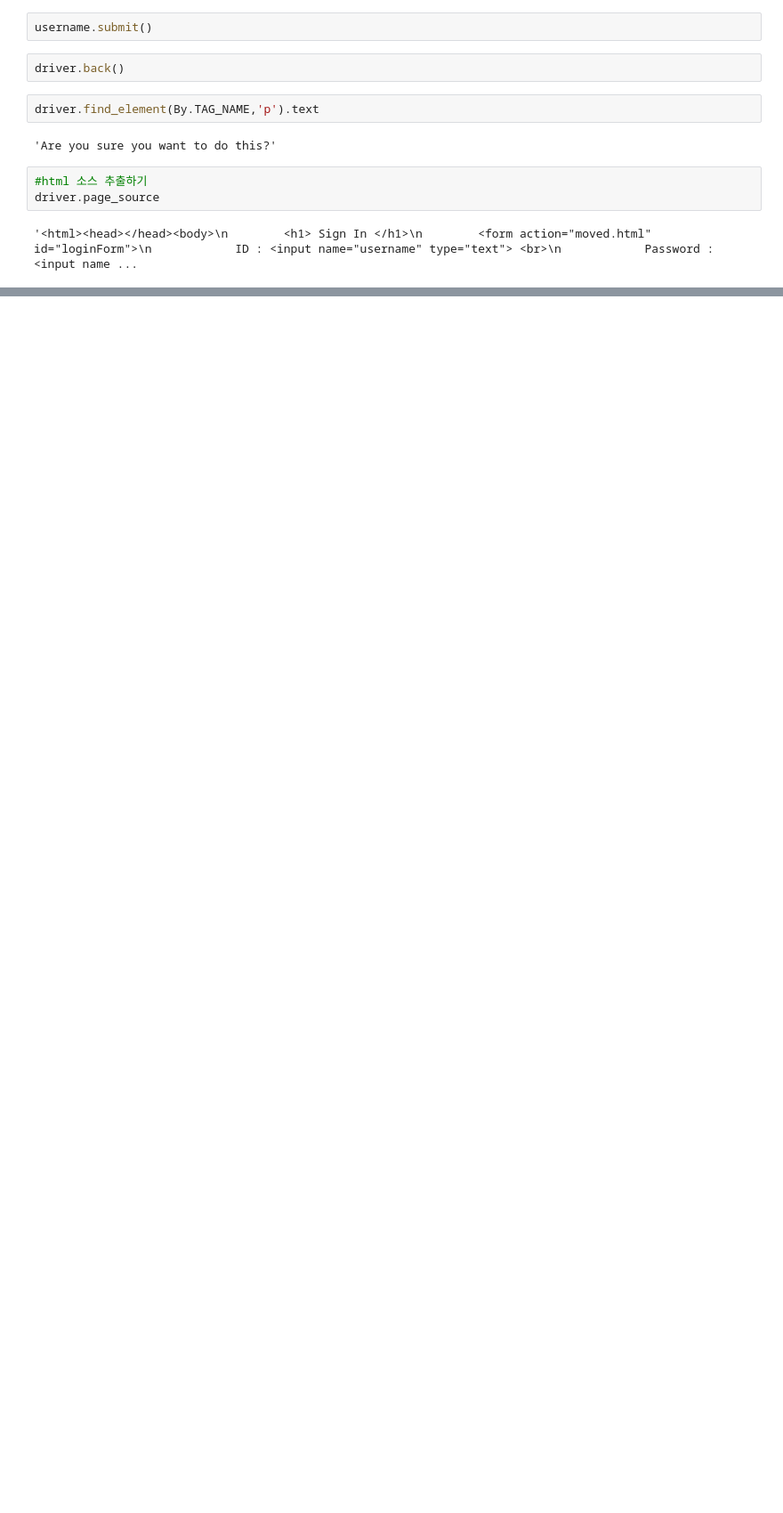
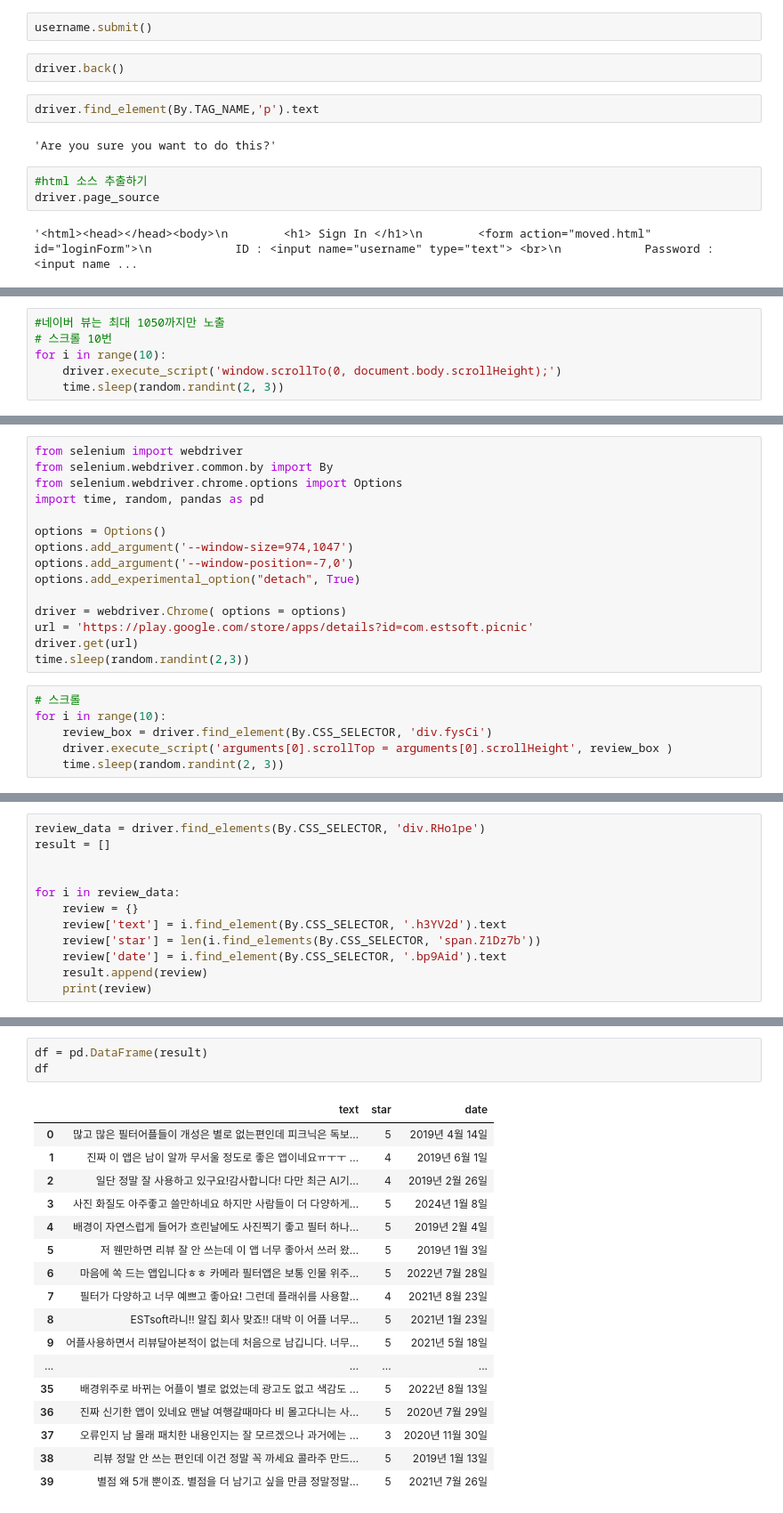
Before and after one commit to Salyeon/wassup3, a Jupyter notebook: 02_Python_Collection/04_Selenium.ipynb, the cells around one changed output, grey strips where cells are left out. Shown at 89% size. Drawn from its saved outputs; the diff is of its cells as text; blank space fills up the shorter version.

```diff
--- a/02_Python_Collection/04_Selenium.ipynb
+++ b/02_Python_Collection/04_Selenium.ipynb
@@ -220,0 +357,6 @@ driver.close()
+# %%
+#네이버 뷰는 최대 1050까지만 노출
+# 스크롤 10번
+for i in range(10):
+    driver.execute_script('window.scrollTo(0, document.body.scrollHeight);')
+    time.sleep(random.randint(2, 3))
@@ -220,0 +419,21 @@ driver.close()
+# %%
+from selenium import webdriver
+from selenium.webdriver.common.by import By
+from selenium.webdriver.chrome.options import Options
+import time, random, pandas as pd
+
+options = Options()
+options.add_argument('--window-size=974,1047')
+options.add_argument('--window-position=-7,0')
+options.add_experimental_option("detach", True)
+
+driver = webdriver.Chrome( options = options)
+url = 'https://play.google.com/store/apps/details?id=com.estsoft.picnic'
+driver.get(url)
+time.sleep(random.randint(2,3))
+# %%
+# 스크롤
+for i in range(10):
+    review_box = driver.find_element(By.CSS_SELECTOR, 'div.fysCi')
+    driver.execute_script('arguments[0].scrollTop = arguments[0].scrollHeight', review_box )
+    time.sleep(random.randint(2, 3))
@@ -220,0 +451,12 @@ driver.close()
+# %%
+review_data = driver.find_elements(By.CSS_SELECTOR, 'div.RHo1pe')
+result = []
+
+
+for i in review_data:
+    review = {}
+    review['text'] = i.find_element(By.CSS_SELECTOR, '.h3YV2d').text
+    review['star'] = len(i.find_elements(By.CSS_SELECTOR, 'span.Z1Dz7b'))
+    review['date'] = i.find_element(By.CSS_SELECTOR, '.bp9Aid').text
+    result.append(review)
+    print(review)
@@ -220,0 +481,21 @@ driver.close()
+# %%
+df = pd.DataFrame(result)
+df
+# %% [output]
+|  | text | star | date |
+| 0 | 많고 많은 필터어플들이 개성은 별로 없는편인데 피크닉은 독보... | 5 | 2019년 4월 14일 |
+| 1 | 진짜 이 앱은 남이 알까 무서울 정도로 좋은 앱이네요ㅠㅜㅜ ... | 4 | 2019년 6월 1일 |
+| 2 | 일단 정말 잘 사용하고 있구요!감사합니다! 다만 최근 AI기... | 4 | 2019년 2월 26일 |
+| 3 | 사진 화질도 아주좋고 쓸만하네요 하지만 사람들이 더 다양하게... | 5 | 2024년 1월 8일 |
+| 4 | 배경이 자연스럽게 들어가 흐린날에도 사진찍기 좋고 필터 하나... | 5 | 2019년 2월 4일 |
+| 5 | 저 웬만하면 리뷰 잘 안 쓰는데 이 앱 너무 좋아서 쓰러 왔... | 5 | 2019년 1월 3일 |
+| 6 | 마음에 쏙 드는 앱입니다ㅎㅎ 카메라 필터앱은 보통 인물 위주... | 5 | 2022년 7월 28일 |
+| 7 | 필터가 다양하고 너무 예쁘고 좋아요! 그런데 플래쉬를 사용할... | 4 | 2021년 8월 23일 |
+| 8 | ESTsoft라니!! 알집 회사 맞죠!! 대박 이 어플 너무... | 5 | 2021년 1월 23일 |
+| 9 | 어플사용하면서 리뷰달아본적이 없는데 처음으로 남깁니다. 너무... | 5 | 2021년 5월 18일 |
+| ... | ... | ... | ... |
+| 35 | 배경위주로 바뀌는 어플이 별로 없었는데 광고도 없고 색감도 ... | 5 | 2022년 8월 13일 |
+| 36 | 진짜 신기한 앱이 있네요 맨날 여행갈때마다 비 몰고다니는 사... | 5 | 2020년 7월 29일 |
+| 37 | 오류인지 남 몰래 패치한 내용인지는 잘 모르겠으나 과거에는 ... | 3 | 2020년 11월 30일 |
+| 38 | 리뷰 정말 안 쓰는 편인데 이건 정말 꼭 까세요 콜라주 만드... | 5 | 2019년 1월 13일 |
+| 39 | 별점 왜 5개 뿐이죠. 별점을 더 남기고 싶을 만큼 정말정말... | 5 | 2021년 7월 26일 |
```
Also changed, not shown: parts of 63 cells of this notebook, 5 other files.
